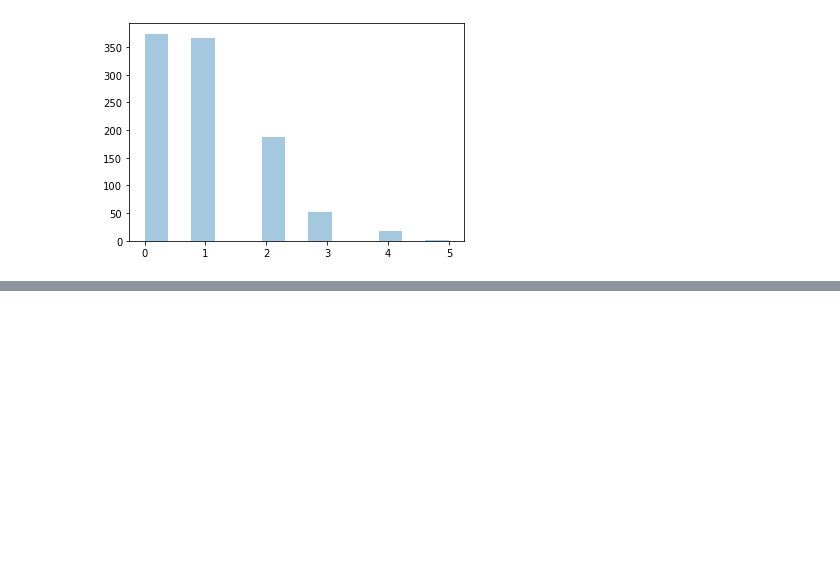
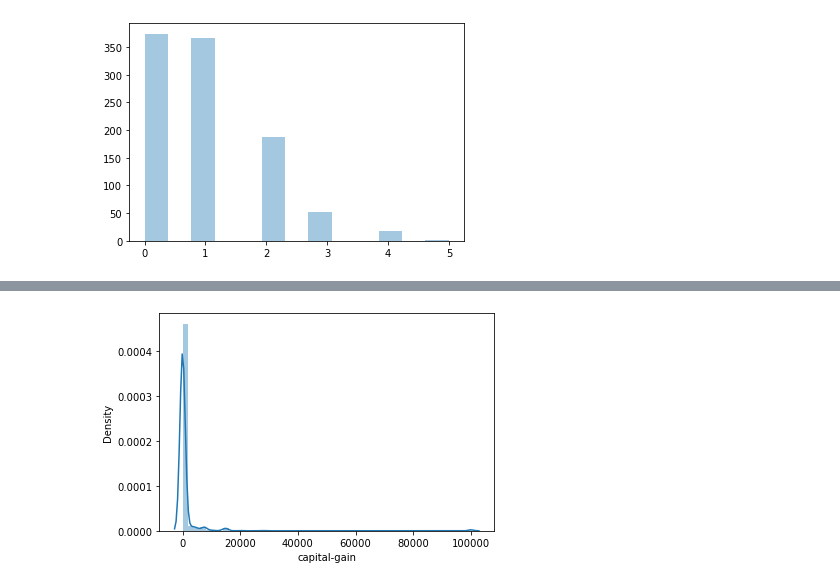
Before and after one commit to pamelaferreiralima/estudos_python_matheus, a Jupyter notebook: Estatística para Machine Learning/Parte 5/Distribuição Estatística.ipynb, the cells around one changed output, grey strips where cells are left out. Saved outputs shown, nothing was run; the diff lists cells and outputs as text; code cells hidden in the pictures; blank space fills up the shorter version.

```diff
--- a/Estatística para Machine Learning/Parte 5/Distribuição Estatística.ipynb
+++ b/Estatística para Machine Learning/Parte 5/Distribuição Estatística.ipynb
@@ -483,0 +527,4 @@ sns.distplot(dados_poisson, kde=False);
+# %%
+sns.distplot(censo['capital-gain']);
+# %% [output]
+[figure, added]
```
Also changed, not shown: parts of 9 cells of this notebook.
